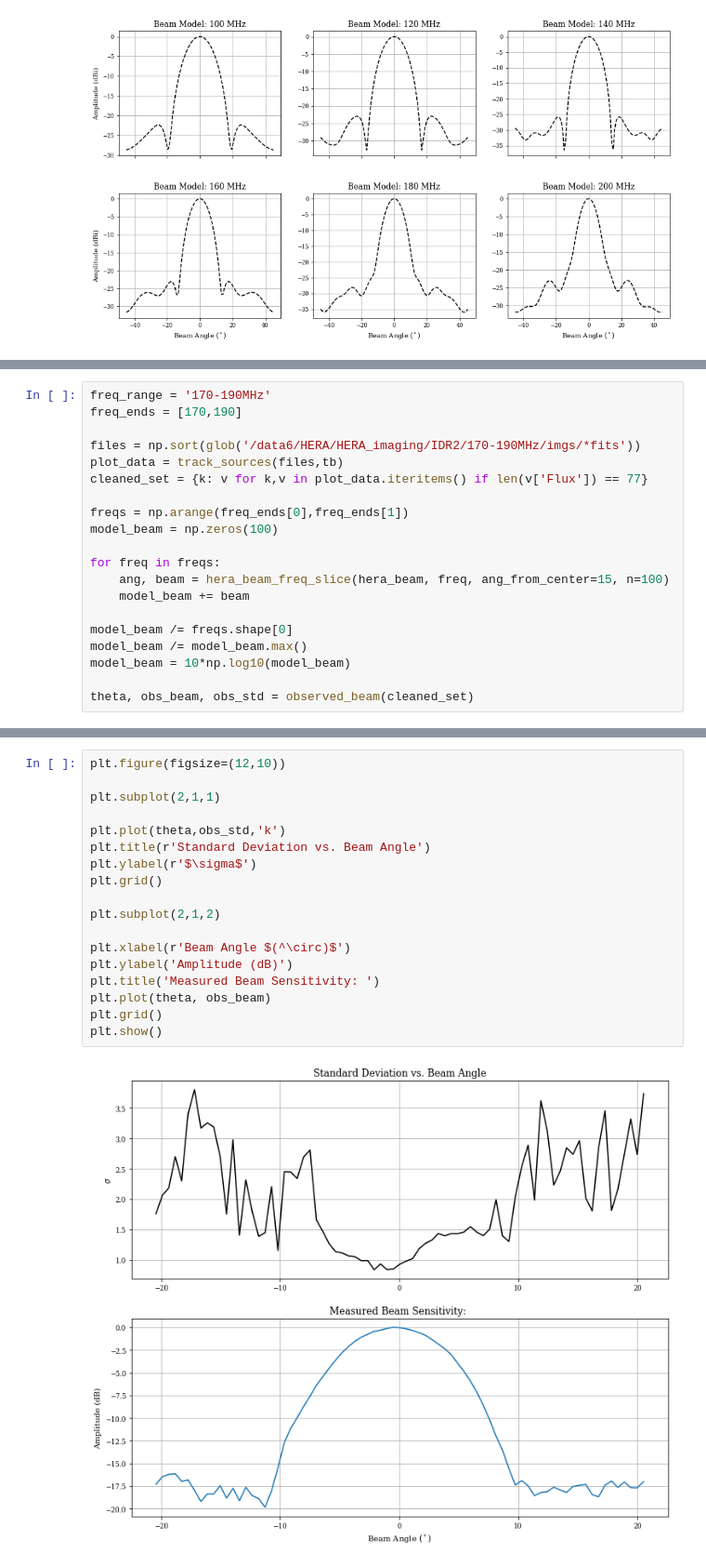
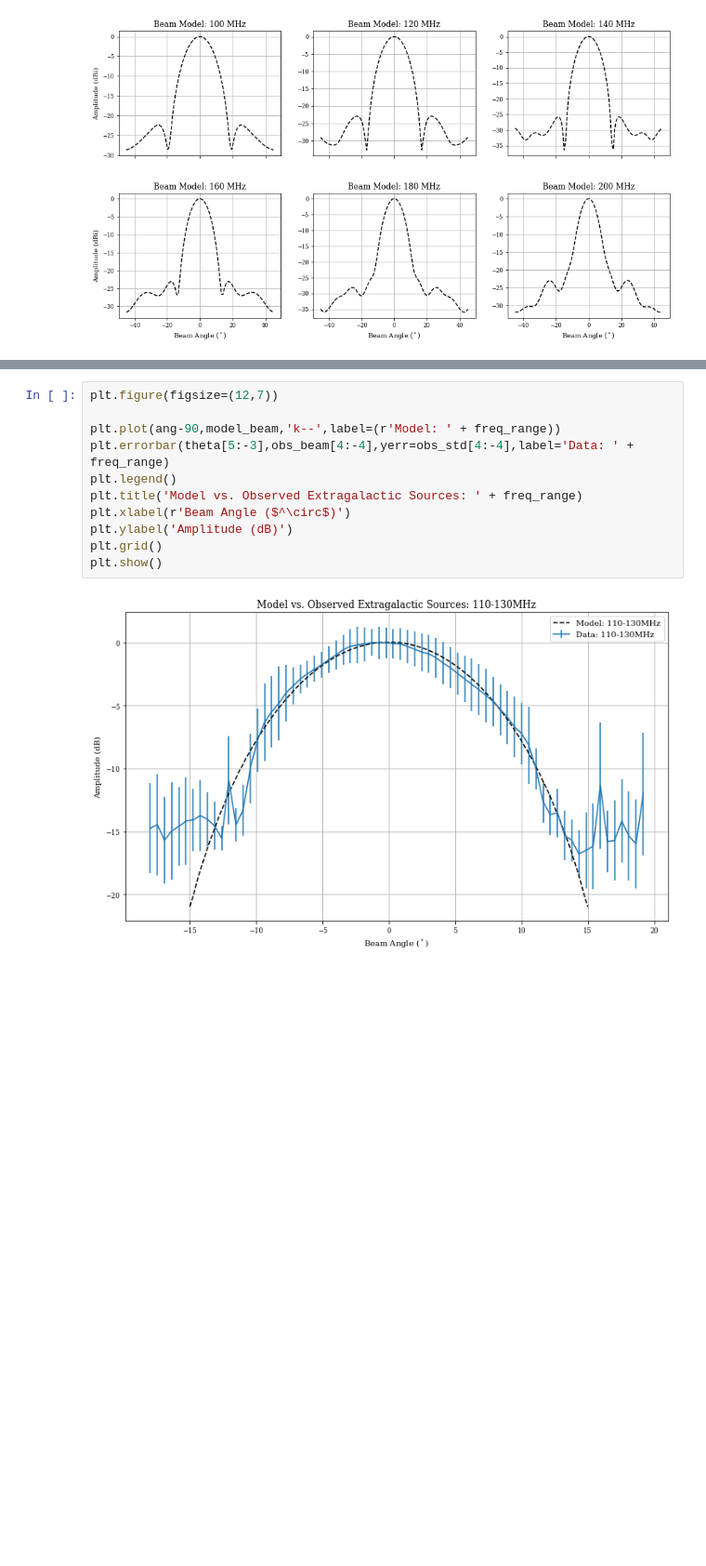
Before and after one commit to dannyjacobs/asu_hera, a Jupyter notebook: beam_mapping/Beam_Mapping_Memo.ipynb, the cells around one changed output, grey strips where cells are left out. Shown at 93% size. Saved outputs shown, nothing was run; the diff lists cells and outputs as text; blank space fills up the shorter version.

Commit message:
Updated beam memo

```diff
--- a/beam_mapping/Beam_Mapping_Memo.ipynb
+++ b/beam_mapping/Beam_Mapping_Memo.ipynb
@@ -223,20 +350,0 @@ def observed_beam(cleaned_set, n = 77):
-# %%
-freq_range = '170-190MHz'
-freq_ends = [170,190]
-
-files = np.sort(glob('/data6/HERA/HERA_imaging/IDR2/170-190MHz/imgs/*fits'))
-plot_data = track_sources(files,tb)
-cleaned_set = {k: v for k,v in plot_data.iteritems() if len(v['Flux']) == 77}
-
-freqs = np.arange(freq_ends[0],freq_ends[1])
-model_beam = np.zeros(100)
-
-for freq in freqs:
-    ang, beam = hera_beam_freq_slice(hera_beam, freq, ang_from_center=15, n=100)
-    model_beam += beam
-
-model_beam /= freqs.shape[0]
-model_beam /= model_beam.max()
-model_beam = 10*np.log10(model_beam)
-
-theta, obs_beam, obs_std = observed_beam(cleaned_set)
@@ -272,20 +355,13 @@ plt.show()
 # %%
-plt.figure(figsize=(12,10))
+plt.figure(figsize=(12,7))
 
-plt.subplot(2,1,1)
-
-plt.plot(theta,obs_std,'k')
-plt.title(r'Standard Deviation vs. Beam Angle')
-plt.ylabel(r'$\sigma$')
-plt.grid()
-
-plt.subplot(2,1,2)
-
-plt.xlabel(r'Beam Angle $(^\circ)$')
+plt.plot(ang-90,model_beam,'k--',label=(r'Model: ' + freq_range))
+plt.errorbar(theta[5:-3],obs_beam[4:-4],yerr=obs_std[4:-4],label='Data: ' + freq_range)
+plt.legend()
+plt.title('Model vs. Observed Extragalactic Sources: ' + freq_range)
+plt.xlabel(r'Beam Angle ($^\circ$)')
 plt.ylabel('Amplitude (dB)')
-plt.title('Measured Beam Sensitivity: ')
-plt.plot(theta, obs_beam)
 plt.grid()
 plt.show()
 # %% [output]
-[figure, old version]
+[figure, new version]
```
Also changed, not shown: parts of 47 cells of this notebook, 19 other files.
